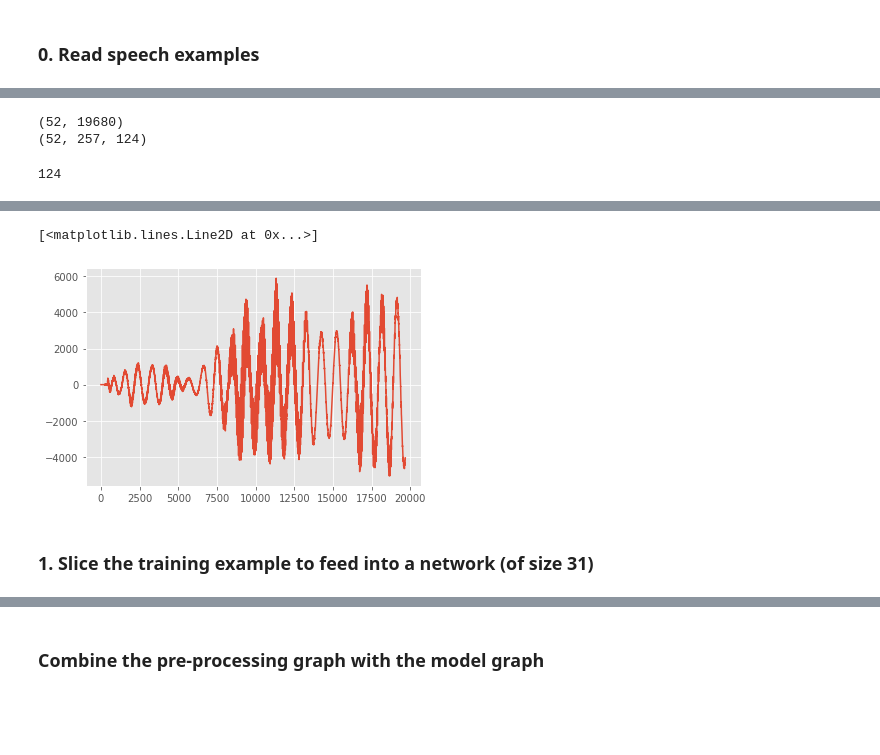
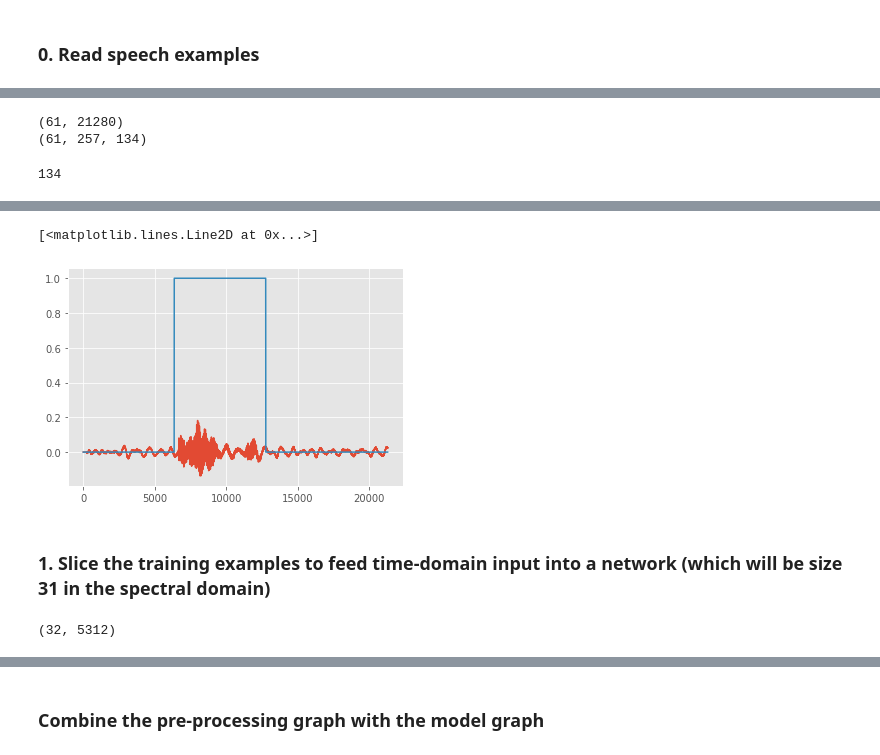
Before and after one commit to ilyakava/py3fst, a Jupyter notebook: Fast_Gradient_Demo_from_time.ipynb, the cells around one changed output, grey strips where cells are left out. Cells and saved outputs as stored; diff of their text form; code cells hidden in the pictures; blank space fills up the shorter version.

Commit message:
Simplifies adv eg on time domain notebook

```diff
--- a/Fast_Gradient_Demo_from_time.ipynb
+++ b/Fast_Gradient_Demo_from_time.ipynb
@@ -29,7 +29,8 @@ from util.ft import unnormalize_0_1
 # %% [markdown]
 ### 0. Read speech examples
 # %%
-TF_RECORD_DIR = '/scratch1/ilya/locDoc/data/alexa/v7.15/val_19680_positive'
+# TF_RECORD_DIR = '/scratch1/ilya/locDoc/data/alexa/v7.15/val_19680_positive'
+TF_RECORD_DIR = '/scratch1/ilya/locDoc/data/alexa/v7.16/val_21280_positive'
 tfrecord_files = glob.glob(os.path.join(TF_RECORD_DIR, '*.tfrecord'))
 tfrecord_file = tfrecord_files[0]
 mean = 0.3715735405001496
@@ -53,6 +54,7 @@ spec_h = 257 # 80
 examples = []
 specs = []
 spec_labs = []
+audio_labs = []
 limit = 100
 
 # for tfrecord_file in tfrecord_files_val:
@@ -74,6 +76,9 @@ for i, example in enumerate(tf.python_io.tf_record_iterator(tfrecord_file)):
     specs.append(spec)
 
     spec_labs.append(eg_np.features.feature["spectrogram_label"].int64_list.value)
+
+    audio_labs.append(eg_np.features.feature["audio_label"].int64_list.value)
+
     if i > limit:
         break
 # %% [output]
@@ -88,6 +93,6 @@ spec_labs = np.array(spec_labs)
 print(examples.shape)
 print(specs.shape)
 # %% [output]
-(52, 19680)
-(52, 257, 124)
+(61, 21280)
+(61, 257, 134)
 # %%
@@ -95,20 +100,21 @@ min_input_value, max_input_value = specs.min(), specs.max()
 # %%
 print(len(spec_labs[0]))
 # %% [output]
-124
+134
 # %%
-sound_i = 2
+sound_i = 1
 Audio(examples[sound_i], rate=16000)
 # %% [output]
 [interactive output not drawn]
 # %%
 # sound_i += 1
-plt.plot(examples[sound_i])
+plt.plot(np.array(examples[sound_i]) / 2**15)
+plt.plot(audio_labs[sound_i])
 # %% [output]
 [<matplotlib.lines.Line2D at 0x...>]
-[figure, old version]
+[figure, new version]
 # %% [markdown]
-### 1. Slice the training example to feed into a network (of size 31)
+### 1. Slice the training examples to feed time-domain input into a network (which will be size 31 in the spectral domain)
 # %%
 n_fft = 512
 hop_length = 160
@@ -128,0 +150,6 @@ for i in range(n_items_in_y):
+# %%
+batched_input = np.array(batched_input)
+batched_labels = np.array(batched_labels)
+batched_input.shape
+# %% [output]
+(32, 5312)
```
Also changed, not shown: parts of 70 cells of this notebook.
